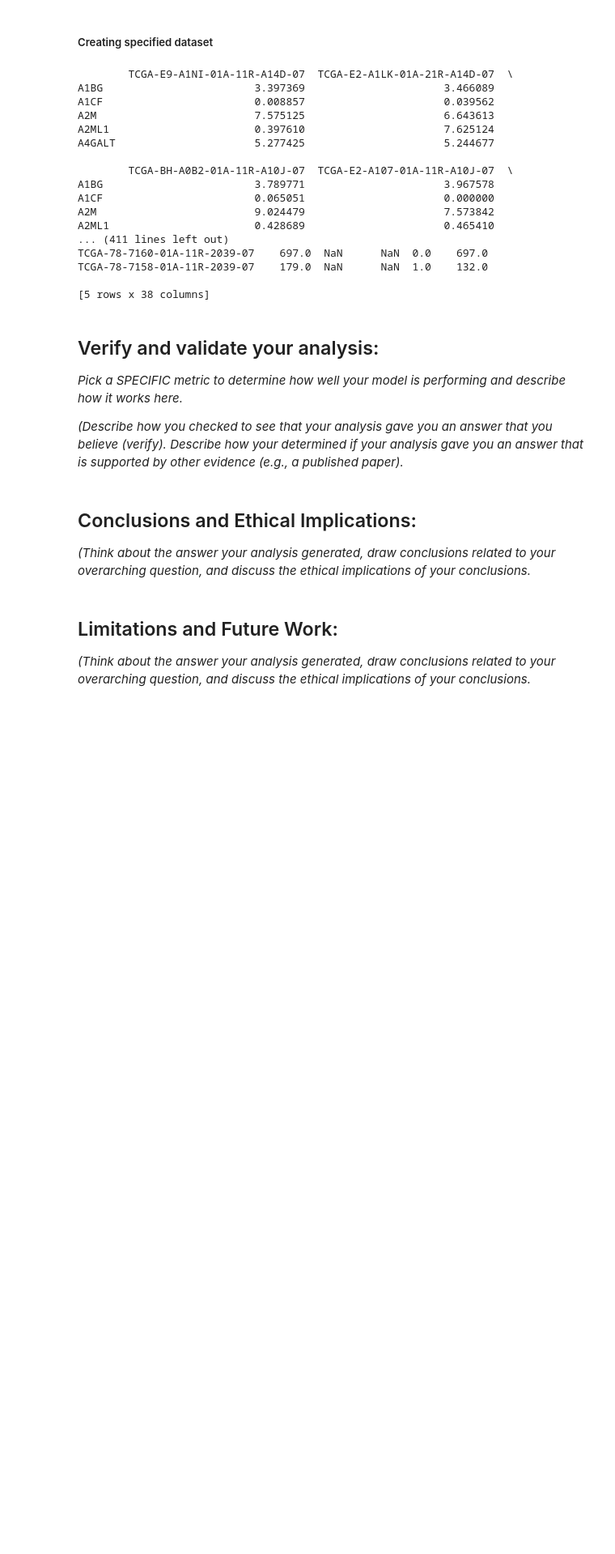
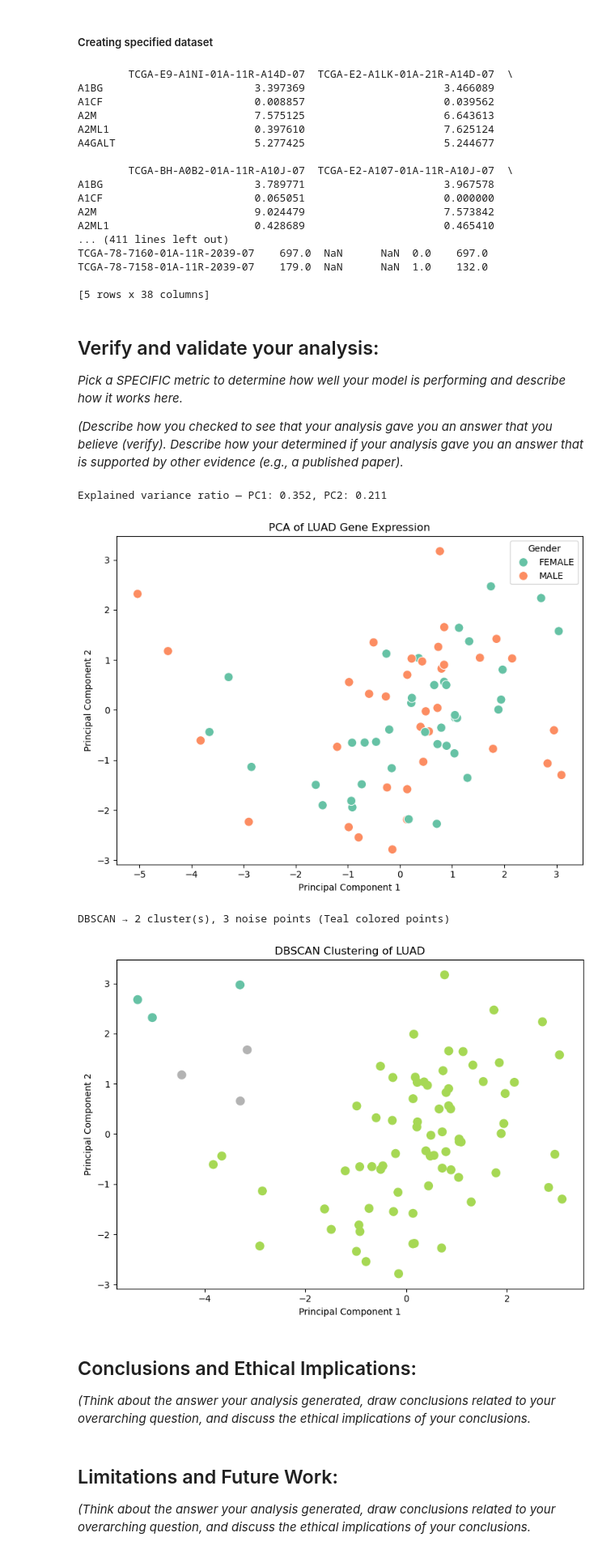
Before and after one commit to isabelvikesland/Module-4-Cancer, a Jupyter notebook: code/Module 4 Template.ipynb, the cells around one changed output. Shown at 81% size. Saved outputs shown, nothing was run; the diff lists cells and outputs as text; code cells hidden in the pictures; blank space fills up the shorter version.

Commit message:
Big Push (PCA, DBSCANS)

```diff
--- a/code/Module 4 Template.ipynb
+++ b/code/Module 4 Template.ipynb
@@ -213,6 +213,81 @@ TCGA-78-7158-01A-11R-2039-07    179.0  NaN      NaN  1.0    132.0
 *Pick a SPECIFIC metric to determine how well your model is performing and describe how it works here.*
 
 *(Describe how you checked to see that your analysis gave you an answer that you believe (verify). Describe how your determined if your analysis gave you an answer that is supported by other evidence (e.g., a published paper).*
+# %%
+import pandas as pd
+import numpy as np
+import matplotlib.pyplot as plt
+import seaborn as sns
+from sklearn.decomposition import PCA
+from sklearn.cluster import DBSCAN
+from sklearn.preprocessing import StandardScaler
+
+# Loading Data
+data = pd.read_csv(
+    '/Users/tomas/CompBME/Module4_Vikesland+Daniel/Module-4-Cancer/data/TRAINING_SET_GSE62944_subsample_log2TPM.csv',
+    index_col=0, header=0)
+metadata_df = pd.read_csv(
+    '/Users/tomas/CompBME/Module4_Vikesland+Daniel/Module-4-Cancer/data/TRAINING_SET_GSE62944_metadata.csv',
+    index_col=0, header=0)
+
+# Subsetting data before analysis
+cancer_type = 'LUAD'
+cancer_samples = metadata_df[metadata_df['cancer_type'] == cancer_type].index
+LUAD_data = data[cancer_samples]
+
+desired_gene_list = ['HMMR', 'B4GALT1', 'SLC16A3', 'ANGPTL4', 'EXT1', 'GPC1', 'RBCK1', 'SOD1', 'AGRN']
+gene_list = [gene for gene in desired_gene_list if gene in LUAD_data.index]
+for gene in desired_gene_list:
+    if gene not in gene_list:
+        print(f"Warning: {gene} not found in the dataset.")
+
+LUAD_gene_data = LUAD_data.loc[gene_list]
+LUAD_metadata = metadata_df.loc[cancer_samples]
+
+# ── Prep matrix ───────────────────────────────────────────────────────────────
+# Allows for figures to be scaled to display all data more effectively
+X = LUAD_gene_data.T
+scaler = StandardScaler()
+X_scaled = scaler.fit_transform(X)
+
+# PCA Code
+pca = PCA(n_components=2)
+X_pca = pca.fit_transform(X_scaled)
+
+print(f"Explained variance ratio — PC1: {pca.explained_variance_ratio_[0]:.3f}, "
+      f"PC2: {pca.explained_variance_ratio_[1]:.3f}")
+
+plt.figure(figsize=(8, 6))
+sns.scatterplot(x=X_pca[:, 0], y=X_pca[:, 1],
+                hue=LUAD_metadata['gender'],
+                palette="Set2", s=100)
+plt.title(f"PCA of {cancer_type} Gene Expression")
+plt.xlabel("Principal Component 1")
+plt.ylabel("Principal Component 2")
+plt.legend(title="Gender")
+plt.tight_layout()
+plt.show()
+
+# DBSCANS Code
+dbscan = DBSCAN(eps=1.5, min_samples=5)
+labels = dbscan.fit_predict(X_pca)
+
+n_clusters = len(set(labels)) - (1 if -1 in labels else 0)
+n_noise = (labels == -1).sum()
+print(f"DBSCAN → {n_clusters} cluster(s), {n_noise} noise points (Teal colored points)")
+
+plt.figure(figsize=(8, 6))
+plt.scatter(X_pca[:, 0], X_pca[:, 1], c=labels, cmap="Set2", s=80)
+plt.title(f"DBSCAN Clustering of {cancer_type}")
+plt.xlabel("Principal Component 1")
+plt.ylabel("Principal Component 2")
+plt.tight_layout()
+plt.show()
+# %% [output]
+Explained variance ratio — PC1: 0.352, PC2: 0.211
+[figure, added]
+DBSCAN → 2 cluster(s), 3 noise points (Teal colored points)
+[figure, added]
 # %% [markdown]
 ## Conclusions and Ethical Implications:
 *(Think about the answer your analysis generated, draw conclusions related to your overarching question, and discuss the ethical implications of your conclusions.*
```
